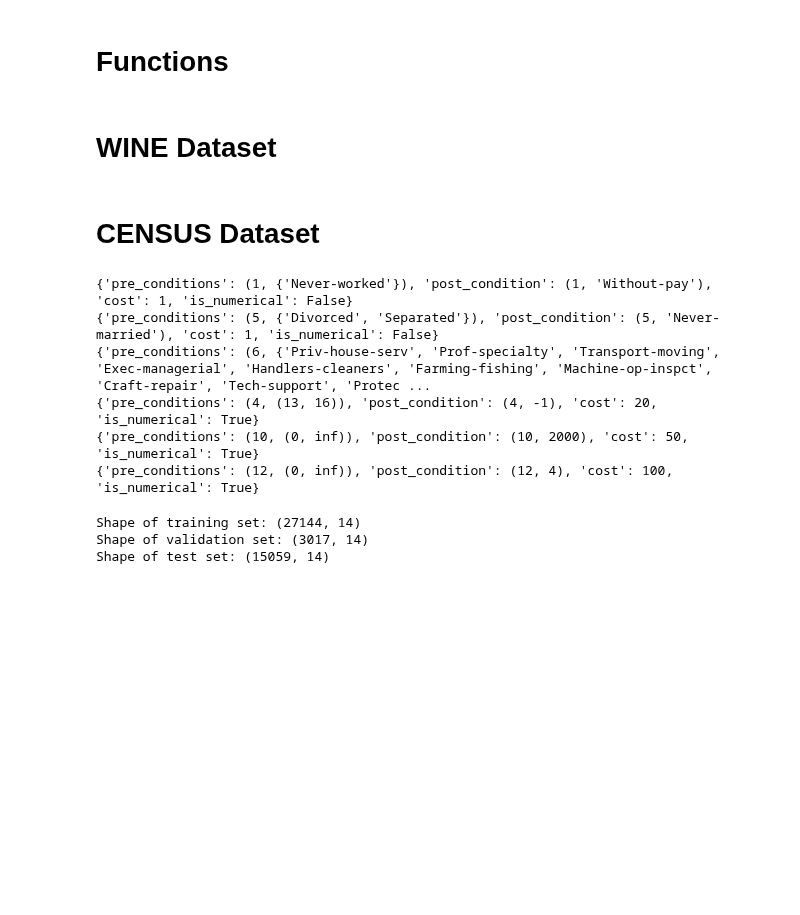
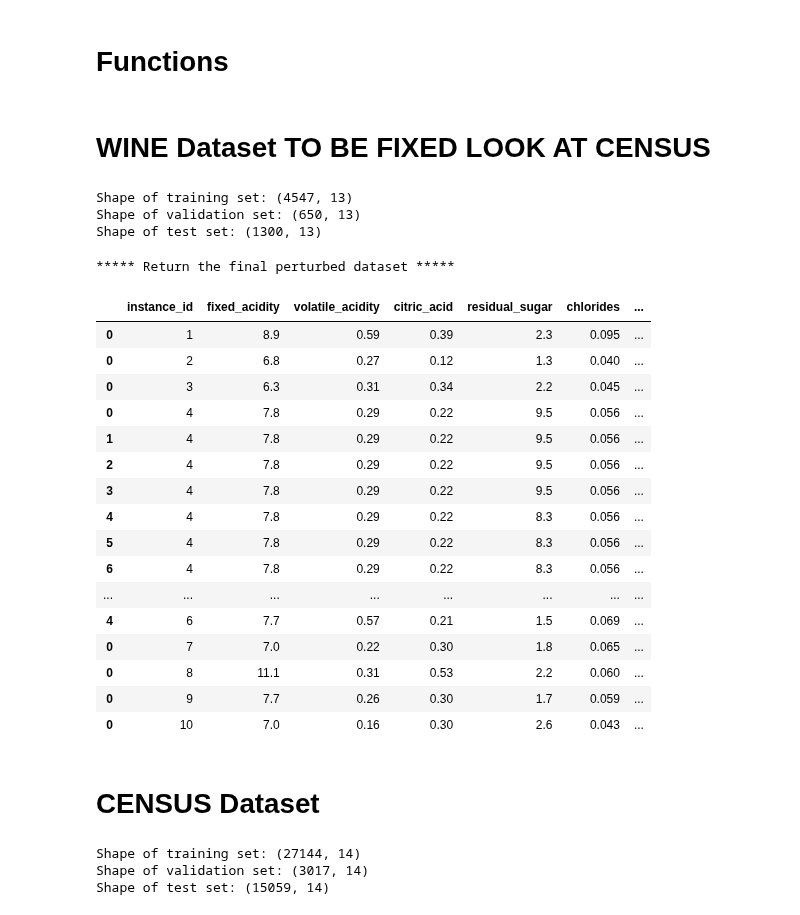
Before and after one commit to gtolomei/treant, a Jupyter notebook: src/DatasetPerturbation.ipynb, the cells around one changed output. Cells and saved outputs as stored; diff of their text form; code cells hidden in the pictures; blank space fills up the shorter version.

```diff
--- a/src/DatasetPerturbation.ipynb
+++ b/src/DatasetPerturbation.ipynb
@@ -18,11 +33,11 @@ def load_dataset(path,
                  index_col=False,
                  na_values='?'):
 
-    return pd.read_csv(path+"/"+dataset_filename,
+    return pd.read_csv(os.path.join(path,dataset_filename),
                        sep=sep,
                        header=header,
                        nrows=nrows,
-                       names=colnames,
+                       names=names,
                        index_col=index_col,
                        na_values='?')
 
@@ -319,7 +211,7 @@ def perturb_dataset(data, budget, max_budget_per_feature, rules, skip_class=None
     cols = ["instance_id"] + data.columns.tolist()
     perturbed_data = pd.DataFrame(columns=cols)
 
-    perturbed_data = Parallel(n_jobs=-1)(delayed(perturb_thread)
+    perturbed_data = Parallel(n_jobs=16)(delayed(perturb_thread)
                                              (x=instance, rules=rules, budget=budget,
                                                 max_budget_per_feature=max_budget_per_feature,
                                                 thresholds=thresholds, skip_class=skip_class,
@@ -333,7 +225,7 @@ def perturb_dataset(data, budget, max_budget_per_feature, rules, skip_class=None
 
     return perturbed_data
 # %% [markdown]
-# WINE Dataset
+# WINE Dataset TO BE FIXED LOOK AT CENSUS
 # %%
 DATASET_NAME="wine"
 
@@ -383,8 +246,8 @@ B = [30]
 # %%
 # load
-train = load_dataset(RAW_DATASET_PATH, TRAINING_SET, names=colnames, header=0, nrows=N_TRAIN_INSTANCES)
-valid = load_dataset(RAW_DATASET_PATH, VALIDATION_SET, names=colnames, header=0)
-test  = load_dataset(RAW_DATASET_PATH, TEST_SET, names=colnames, header=0, nrows=N_TEST_INSTANCES)
+train = load_dataset(RAW_DATASET_PATH, TRAINING_SET, names=raw_colnames, header=0, nrows=N_TRAIN_INSTANCES)
+valid = load_dataset(RAW_DATASET_PATH, VALIDATION_SET, names=raw_colnames, header=0)
+test  = load_dataset(RAW_DATASET_PATH, TEST_SET, names=raw_colnames, header=0, nrows=N_TEST_INSTANCES)
 
 # binarize
 binarize_data(train, "quality", 6)
@@ -395,6 +258,14 @@ print("Shape of training set: {}".format(train.shape))
 print("Shape of validation set: {}".format(valid.shape))
 print("Shape of test set: {}".format(test.shape))
 
+serialize_dataset(train, DATASET_PATH, TRAINING_SET, ".csv.bz2")
+serialize_dataset(valid, DATASET_PATH, VALIDATION_SET, ".csv.bz2")
+serialize_dataset(test, DATASET_PATH, TEST_SET, ".csv.bz2")
+
 # train.head()
 # valid.head()
 # test.head()
+# %% [output]
+Shape of training set: (4547, 13)
+Shape of validation set: (650, 13)
+Shape of test set: (1300, 13)
@@ -405,4 +272,24 @@ serialize_dataset(test, DATASET_PATH, TEST_SET, ".csv.bz2")
 # %%
+## WITH ATTACKS
+
+######################
+# Attacker Definition
+######################
+
+max_budget_per_feature = {
+    'alcohol'          : 1000,
+    'residual_sugar'   : 1000,
+    'volatile_acidity' : 1000
+}
+
+attacker_rules = load_attack_rules(ATKS_FILE, list(train.columns.values) )
+
+train_att = perturb_dataset(train[:10], 60, max_budget_per_feature, attacker_rules, skip_class=None)
+
+
+B = [30, 60]
+B = []
+
 for budget in B:
     print ("Processing Budget: ", budget)
     train_att = perturb_dataset(train, budget, max_budget_per_feature, attacker_rules, skip_class=None)
@@ -416,6 +303,28 @@ for budget in B:
     print("Shape of attacked training set: {}".format(train_att.shape))
     print("Shape of attacked validation set: {}".format(valid_att.shape))
     print("Shape of attacked test set: {}".format(test_att.shape))
+# %% [output]
+***** Return the final perturbed dataset *****
+# %%
+train_att
+# %% [output]
+|  | instance_id | fixed_acidity | volatile_acidity | citric_acid | residual_sugar | chlorides | ... |
+| 0 | 1 | 8.9 | 0.59 | 0.39 | 2.3 | 0.095 | ... |
+| 0 | 2 | 6.8 | 0.27 | 0.12 | 1.3 | 0.040 | ... |
+| 0 | 3 | 6.3 | 0.31 | 0.34 | 2.2 | 0.045 | ... |
+| 0 | 4 | 7.8 | 0.29 | 0.22 | 9.5 | 0.056 | ... |
+| 1 | 4 | 7.8 | 0.29 | 0.22 | 9.5 | 0.056 | ... |
+| 2 | 4 | 7.8 | 0.29 | 0.22 | 9.5 | 0.056 | ... |
+| 3 | 4 | 7.8 | 0.29 | 0.22 | 9.5 | 0.056 | ... |
+| 4 | 4 | 7.8 | 0.29 | 0.22 | 8.3 | 0.056 | ... |
+| 5 | 4 | 7.8 | 0.29 | 0.22 | 8.3 | 0.056 | ... |
+| 6 | 4 | 7.8 | 0.29 | 0.22 | 8.3 | 0.056 | ... |
+| ... | ... | ... | ... | ... | ... | ... | ... |
+| 4 | 6 | 7.7 | 0.57 | 0.21 | 1.5 | 0.069 | ... |
+| 0 | 7 | 7.0 | 0.22 | 0.30 | 1.8 | 0.065 | ... |
+| 0 | 8 | 11.1 | 0.31 | 0.53 | 2.2 | 0.060 | ... |
+| 0 | 9 | 7.7 | 0.26 | 0.30 | 1.7 | 0.059 | ... |
+| 0 | 10 | 7.0 | 0.16 | 0.30 | 2.6 | 0.043 | ... |
 # %% [markdown]
 # CENSUS Dataset
 # %%
@@ -488,11 +349 @@ attacker_rules = load_attack_rules(ATKS_FILE, colnames)
-# %%
-for r in attacker_rules:
-    print ( r.__dict__ )
-# %% [output]
-{'pre_conditions': (1, {'Never-worked'}), 'post_condition': (1, 'Without-pay'), 'cost': 1, 'is_numerical': False}
-{'pre_conditions': (5, {'Divorced', 'Separated'}), 'post_condition': (5, 'Never-married'), 'cost': 1, 'is_numerical': False}
-{'pre_conditions': (6, {'Priv-house-serv', 'Prof-specialty', 'Transport-moving', 'Exec-managerial', 'Handlers-cleaners', 'Farming-fishing', 'Machine-op-inspct', 'Craft-repair', 'Tech-support', 'Protec ...
-{'pre_conditions': (4, (13, 16)), 'post_condition': (4, -1), 'cost': 20, 'is_numerical': True}
-{'pre_conditions': (10, (0, inf)), 'post_condition': (10, 2000), 'cost': 50, 'is_numerical': True}
-{'pre_conditions': (12, (0, inf)), 'post_condition': (12, 4), 'cost': 100, 'is_numerical': True}
 # %%
```
Also changed, not shown: parts of 11 cells of this notebook, 5 other files.
